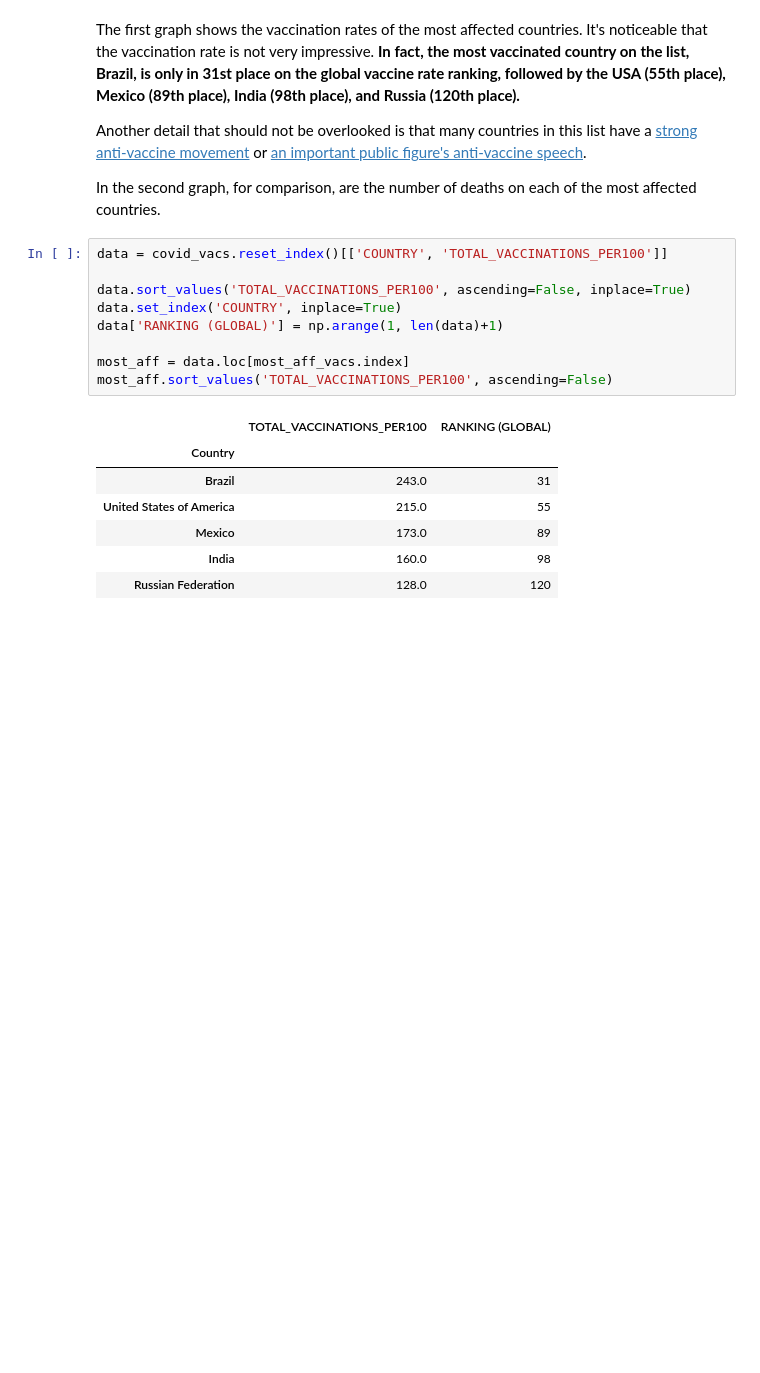
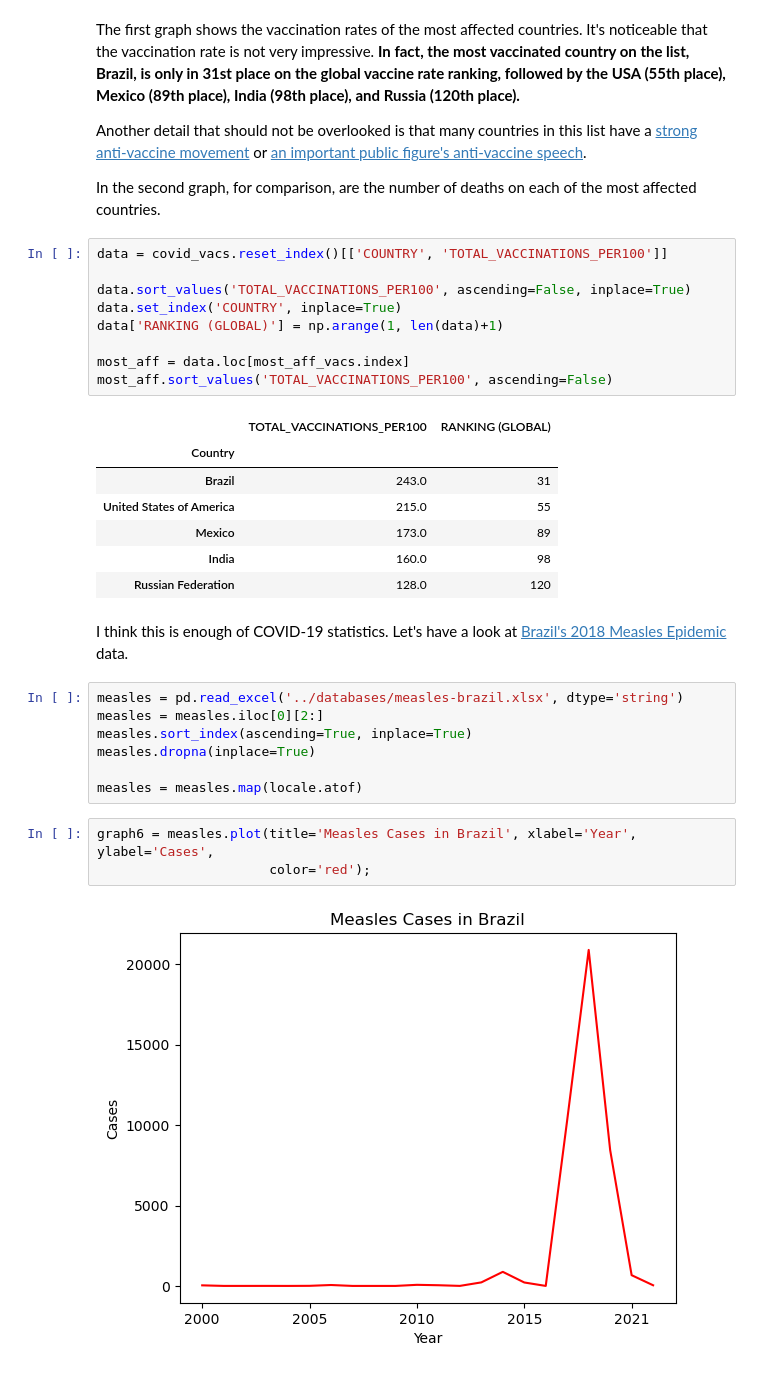
Before and after one commit to VictorioMaculan/pro-vaccine-statistics, a Jupyter notebook: Articles/english.ipynb, the cells around one changed output. Cells and saved outputs as stored; diff of their text form; blank space fills up the shorter version.

Commit message:
Finished the Statistics

```diff
--- a/Articles/english.ipynb
+++ b/Articles/english.ipynb
@@ -116,3 +119,17 @@ most_aff.sort_values('TOTAL_VACCINATIONS_PER100', ascending=False)
 | Mexico | 173.0 | 89 |
 | India | 160.0 | 98 |
 | Russian Federation | 128.0 | 120 |
+# %% [markdown]
+I think this is enough of COVID-19 statistics. Let's have a look at [Brazil's 2018 Measles Epidemic](https://en.wikipedia.org/wiki/Measles#Brazil) data.
+# %%
+measles = pd.read_excel('../databases/measles-brazil.xlsx', dtype='string')
+measles = measles.iloc[0][2:]
+measles.sort_index(ascending=True, inplace=True)
+measles.dropna(inplace=True)
+
+measles = measles.map(locale.atof)
+# %%
+graph6 = measles.plot(title='Measles Cases in Brazil', xlabel='Year', ylabel='Cases',
+                      color='red');
+# %% [output]
+[figure, added]
```
Also changed, not shown: parts of 10 cells of this notebook, 4 other files.
